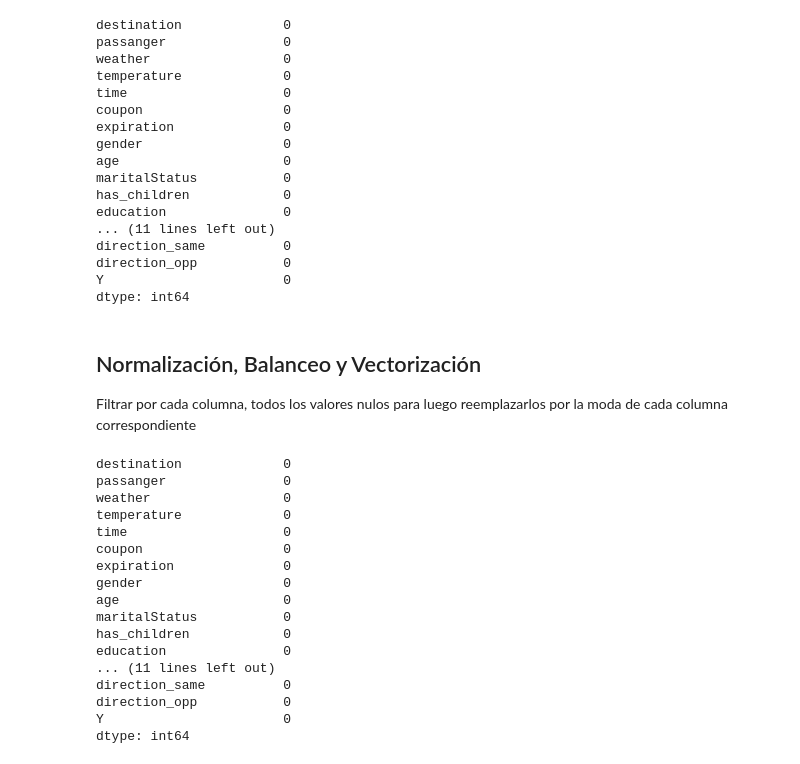
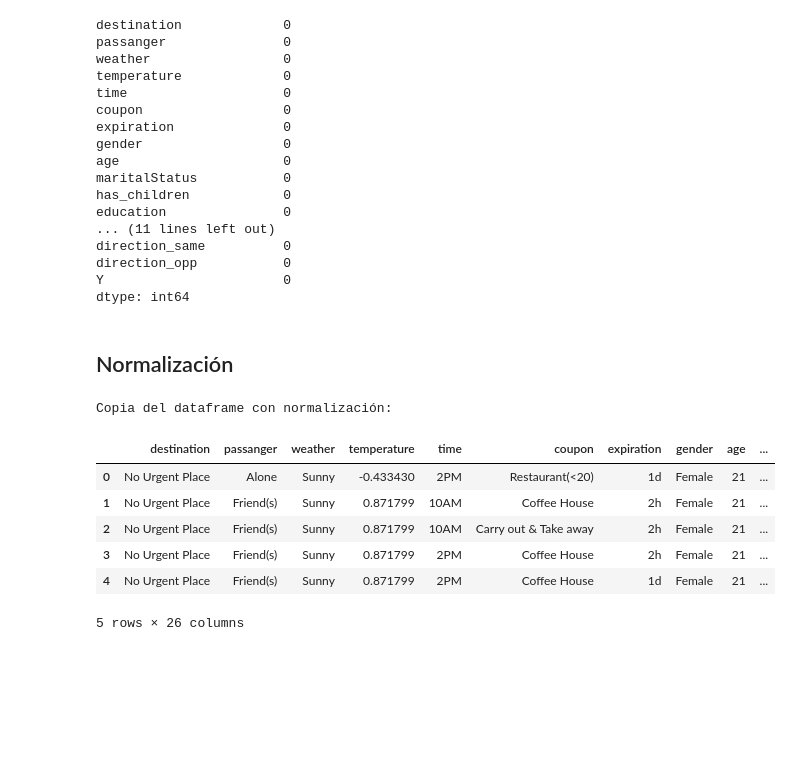
Before and after one commit to alexanderbeleno16/algoritmo_exposicion_parcial2, a Jupyter notebook: algoritmo_exposicion_parcial2.ipynb, the cells around one changed output. Cells and saved outputs as stored; diff of their text form; code cells hidden in the pictures; blank space fills up the shorter version.

```diff
--- a/algoritmo_exposicion_parcial2.ipynb
+++ b/algoritmo_exposicion_parcial2.ipynb
@@ -350,29 +377,26 @@ Y                       0
 dtype: int64
 # %%
 # Copiar el DataFrame original
-df_preprocessed = data_frame.copy()
+df_copy_norm = data_frame.copy()
+df_copy_balance = data_frame.copy()
+df_copy_vectorize = data_frame.copy()
-# %% [markdown]
-## Normalización, Balanceo y Vectorización
-Filtrar por cada columna, todos los valores nulos para luego reemplazarlos por la moda de cada columna correspondiente
-# %%
-data_frame.fillna(data_frame.mode().iloc[0], inplace=True)
-
-print(data_frame.isnull().sum())
-# %% [output]
-destination             0
-passanger               0
-weather                 0
-temperature             0
-time                    0
-coupon                  0
-expiration              0
-gender                  0
-age                     0
-maritalStatus           0
-has_children            0
-education               0
-... (11 lines left out)
-direction_same          0
-direction_opp           0
-Y                       0
-dtype: int64
+# %% [markdown]
+## Normalización
+# %%
+# Normalización de variables numéricas en la copia df_copy_norm
+scaler = StandardScaler()
+numerical_columns = ['temperature', 'toCoupon_GEQ5min', 'toCoupon_GEQ15min', 'toCoupon_GEQ25min', 'direction_same', 'direction_opp']
+df_copy_norm[numerical_columns] = scaler.fit_transform(data_frame[numerical_columns])
+
+# Verificación de resultados
+print("Copia del dataframe con normalización:")
+df_copy_norm.head()
+# %% [output]
+Copia del dataframe con normalización:
+|  | destination | passanger | weather | temperature | time | coupon | expiration | gender | age | ... |
+| 0 | No Urgent Place | Alone | Sunny | -0.433430 | 2PM | Restaurant(<20) | 1d | Female | 21 | ... |
+| 1 | No Urgent Place | Friend(s) | Sunny | 0.871799 | 10AM | Coffee House | 2h | Female | 21 | ... |
+| 2 | No Urgent Place | Friend(s) | Sunny | 0.871799 | 10AM | Carry out & Take away | 2h | Female | 21 | ... |
+| 3 | No Urgent Place | Friend(s) | Sunny | 0.871799 | 2PM | Coffee House | 2h | Female | 21 | ... |
+| 4 | No Urgent Place | Friend(s) | Sunny | 0.871799 | 2PM | Coffee House | 1d | Female | 21 | ... |
+5 rows × 26 columns
```
Also changed, not shown: parts of 17 cells of this notebook.
